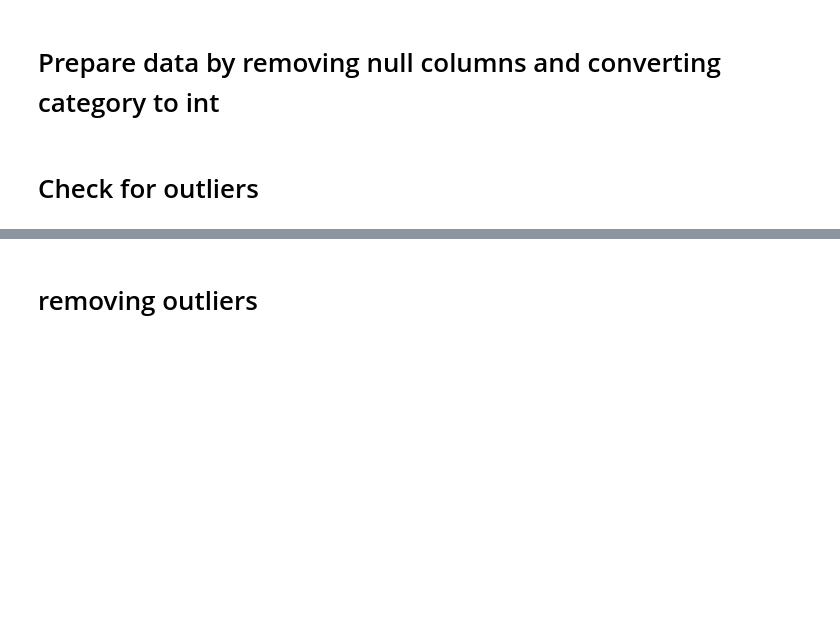
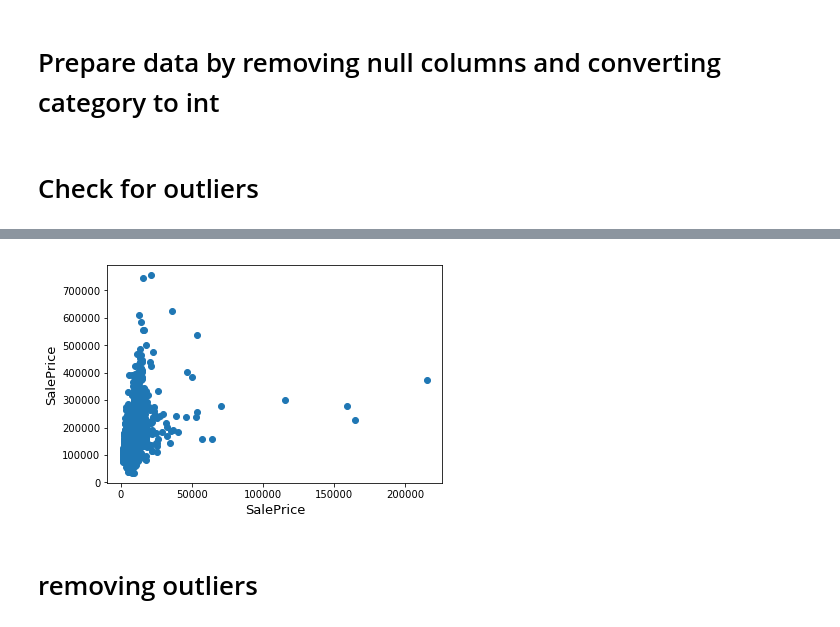
Before and after one commit to ajinkyaaa/KaggleHouseSalesPricePred, a Jupyter notebook: Untitled.ipynb, the cells around one changed output, grey strips where cells are left out. Saved outputs shown, nothing was run; the diff lists cells and outputs as text; code cells hidden in the pictures; blank space fills up the shorter version.

```diff
--- a/Untitled.ipynb
+++ b/Untitled.ipynb
@@ -40,11 +40,12 @@ Test_data = prepareData(data_test)
 # %% [markdown]
 # Check for outliers
 # %%
-for i in Train_data.drop(columns=["Id"]).columns:
+'''for i in Train_data.drop(columns=["Id"]).columns:
     print(i)
     fig, ax = plt.subplots()
     ax.scatter(x = Train_data[i], y = Train_data['SalePrice'])
     plt.ylabel('SalePrice', fontsize=13)
     plt.xlabel(i, fontsize=13)
     plt.show()
+'''
 # %% [output]
@@ -64,3 +53,11 @@ Alley
+# %%
+fig, ax = plt.subplots()
+ax.scatter(x = Train_data["LotArea"], y = Train_data['SalePrice'])
+plt.ylabel('SalePrice', fontsize=13)
+plt.xlabel(i, fontsize=13)
+plt.show()
+# %% [output]
+[figure, added]
 # %% [markdown]
 # removing outliers
 # %%
```
Also changed, not shown: parts of 1 cell of this notebook.
